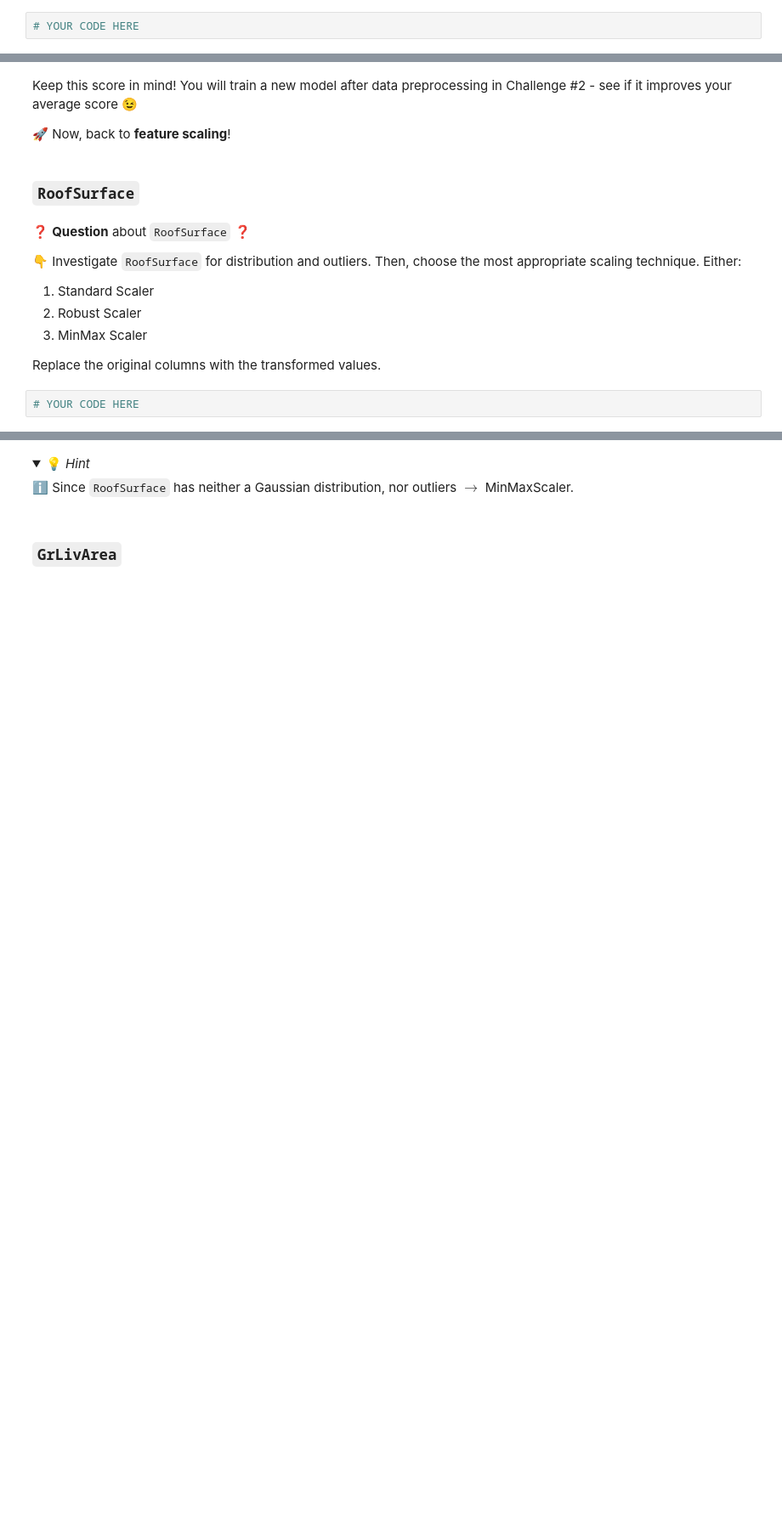
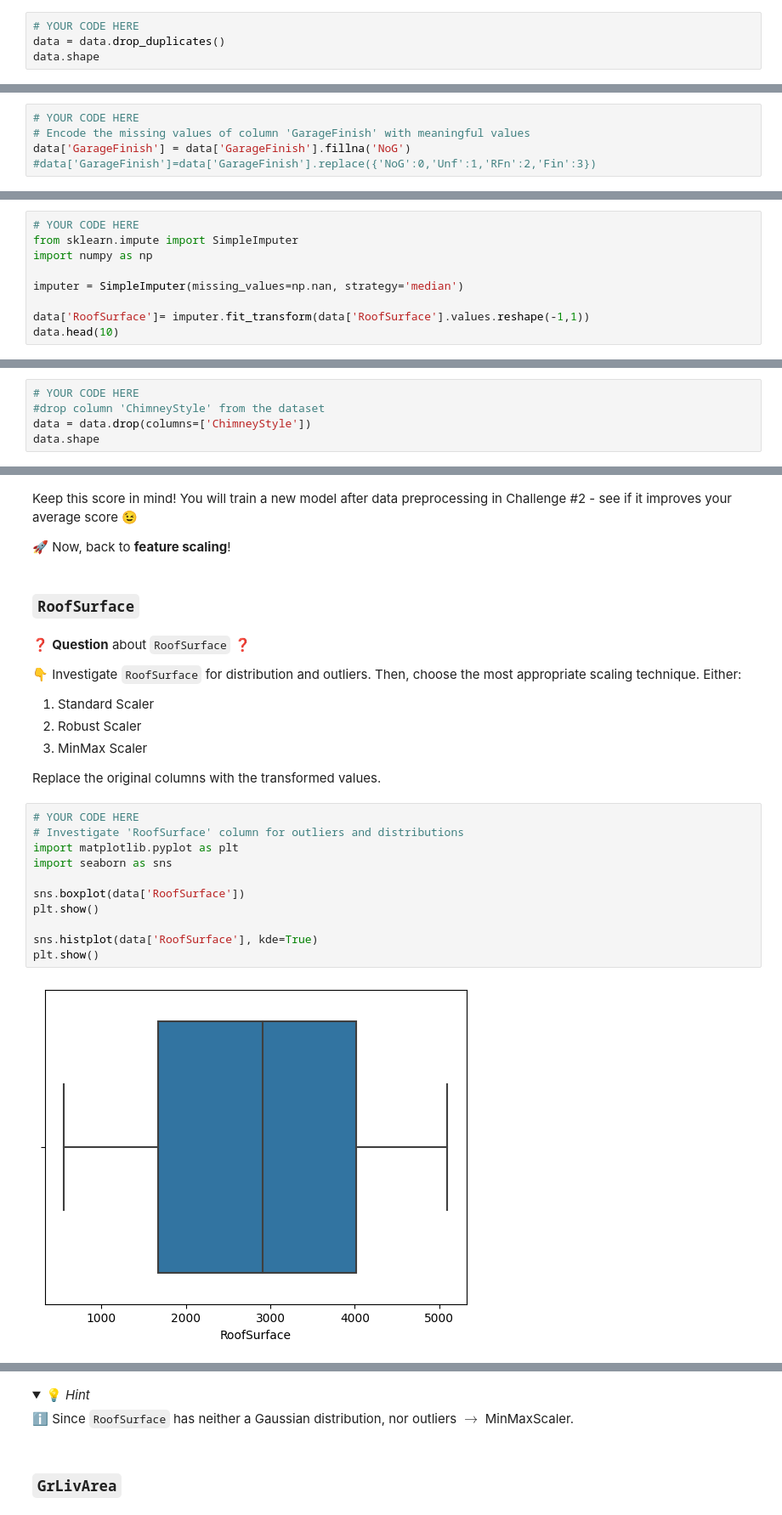
Before and after one commit to tanushrin/data-preprocessing-workflow, a Jupyter notebook: Preprocessing-Workflow.ipynb, the cells around one changed output, grey strips where cells are left out. Shown at 85% size. Cells and saved outputs as stored; diff of their text form; folded sections open; blank space fills up the shorter version.

Commit message:
Preprocessing of data done

```diff
--- a/Preprocessing-Workflow.ipynb
+++ b/Preprocessing-Workflow.ipynb
@@ -49,3 +64,5 @@ data.head()
 ❓ Remove the duplicates from the dataset. Overwite the dataframe `data`❓
 # %%
 # YOUR CODE HERE
+data = data.drop_duplicates()
+data.shape
@@ -90,3 +139,8 @@ Make changes effective in the dataframe `data`.
+# %%
+# YOUR CODE HERE
+# Encode the missing values of column 'GarageFinish' with meaningful values
+data['GarageFinish'] = data['GarageFinish'].fillna('NoG')
+#data['GarageFinish']=data['GarageFinish'].replace({'NoG':0,'Unf':1,'RFn':2,'Fin':3})
 # %% [markdown]
 ### `RoofSurface`
 # %% [markdown]
@@ -109,0 +162,9 @@ Make changes effective in the dataframe `data`.
+# %%
+# YOUR CODE HERE
+from sklearn.impute import SimpleImputer
+import numpy as np
+
+imputer = SimpleImputer(missing_values=np.nan, strategy='median')
+
+data['RoofSurface']= imputer.fit_transform(data['RoofSurface'].values.reshape(-1,1))
+data.head(10)
@@ -133,0 +205,5 @@ Make changes effective in the dataframe `data`.
+# %%
+# YOUR CODE HERE
+#drop column 'ChimneyStyle' from the dataset
+data = data.drop(columns=['ChimneyStyle'])
+data.shape
@@ -176,5 +308,16 @@ Keep this score in mind! You will train a new model after data preprocessing in
 3. MinMax Scaler
 
 Replace the original columns with the transformed values.
-# %%
-# YOUR CODE HERE
+# %%
+# YOUR CODE HERE
+# Investigate 'RoofSurface' column for outliers and distributions
+import matplotlib.pyplot as plt
+import seaborn as sns
+
+sns.boxplot(data['RoofSurface'])
+plt.show()
+
+sns.histplot(data['RoofSurface'], kde=True)
+plt.show()
+# %% [output]
+[figure, added]
```
Also changed, not shown: parts of 38 cells of this notebook.
